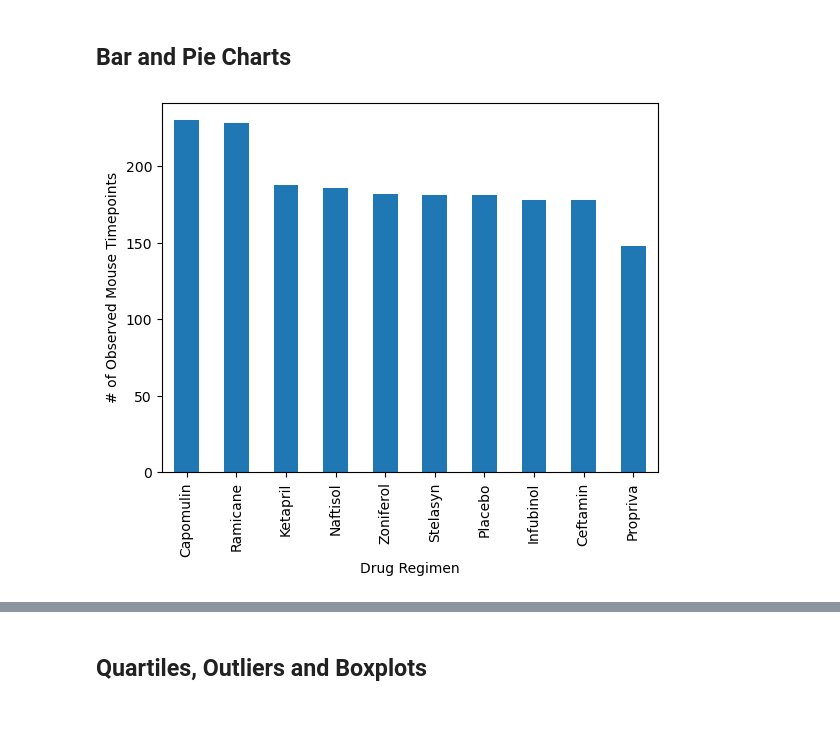
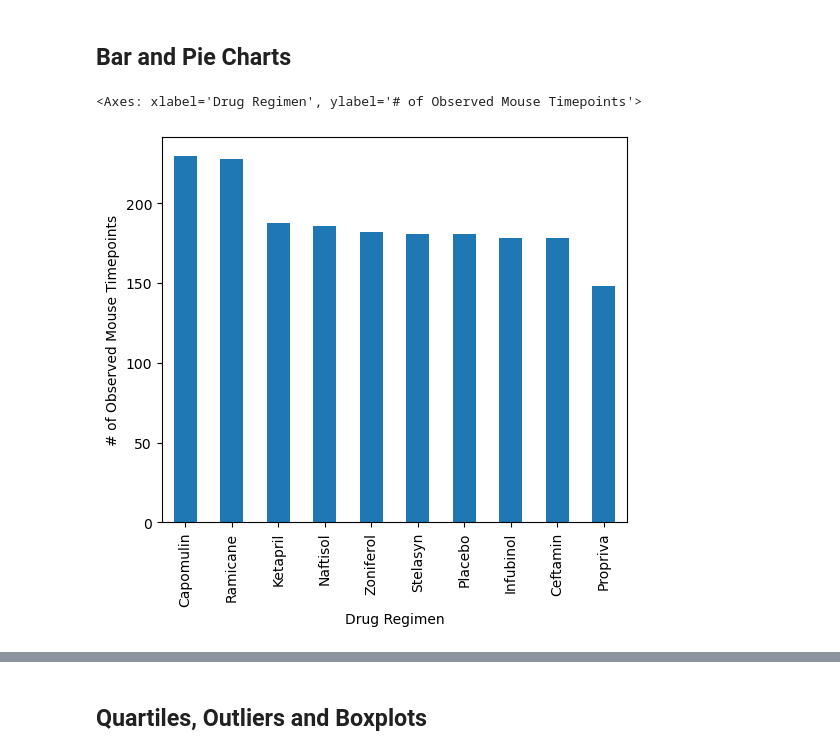
Before and after one commit to Andrew-Bourgeois/matplotlib-challenge, a Jupyter notebook: pymaceuticals_Bourgeois.ipynb, the cells around one changed output, grey strips where cells are left out. Cells and saved outputs as stored; diff of their text form; code cells hidden in the pictures; blank space fills up the shorter version.

Commit message:
Bar and Pie Charts section completed.

```diff
--- a/pymaceuticals_Bourgeois.ipynb
+++ b/pymaceuticals_Bourgeois.ipynb
@@ -159,5 +160,12 @@ agg_data_df
 ## Bar and Pie Charts
 # %%
 # Generate a bar plot showing the total number of rows (Mouse ID/Timepoints) for each drug regimen using Pandas.
+# Filter cleaned data down to a df of Drug Regimen and row counts
+pd_bar_plot_df = pd.DataFrame(clean_data_df["Drug Regimen"].value_counts())
+pd_bar_plot_df
+
+# Use DataFrame.plot() to create bar chart from data
+pd_bar_plot_df.plot(kind="bar", figsize=(6, 5), xlabel="Drug Regimen", ylabel="# of Observed Mouse Timepoints", legend=None)
 # %% [output]
+<Axes: xlabel='Drug Regimen', ylabel='# of Observed Mouse Timepoints'>
-[figure, old version]
+[figure, new version]
```
Also changed, not shown: parts of 8 cells of this notebook.
